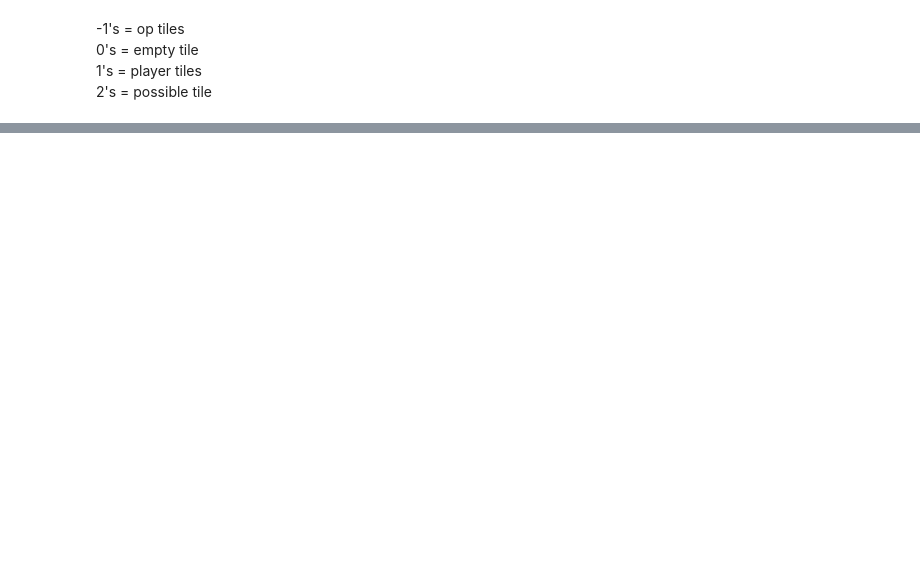
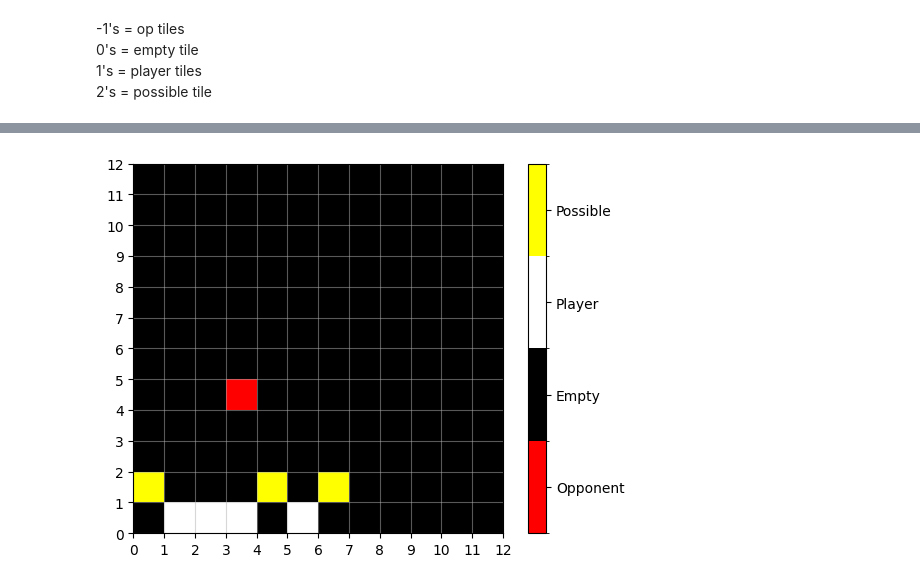
Before and after one commit to matthewnevelos/BlokusBot, a Jupyter notebook: blokus_util/sandbox.ipynb, the cells around one changed output, grey strips where cells are left out. Drawn from its saved outputs; the diff is of its cells as text; code cells hidden in the pictures; blank space fills up the shorter version.

```diff
--- a/blokus_util/sandbox.ipynb
+++ b/blokus_util/sandbox.ipynb
@@ -46,0 +20,5 @@ show_board(board, cmap, norm)
+# %%
+board = player.available_tile(board)
+game.show_board(board)
+# %% [output]
+[figure, added]
```
Also changed, not shown: parts of 4 cells of this notebook, 4 other files.
